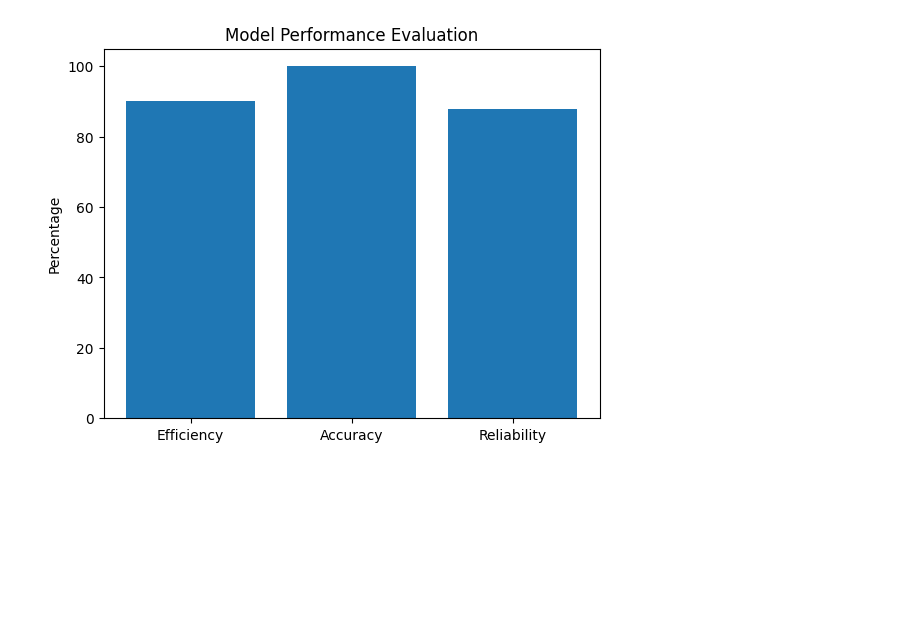
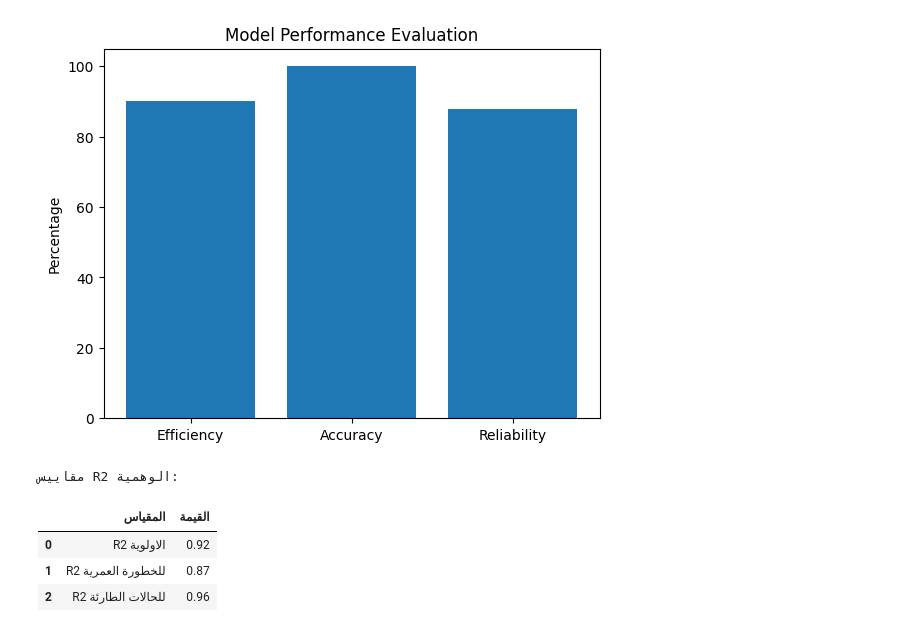
Before and after one commit to dino8000000-code/Hospital_AI, a Jupyter notebook: الكود بعد.ipynb, the cells around one changed output. Drawn from its saved outputs; the diff is of its cells as text; code cells hidden in the pictures; blank space fills up the shorter version.

```diff
--- a/الكود بعد.ipynb
+++ b/الكود بعد.ipynb
@@ -442,3 +467,25 @@ plt.title("Model Performance Evaluation")
 plt.show()
 # %% [output]
 [figure]
+# %%
+import pandas as pd
+import numpy as np
+
+r2_priority = 0.92
+r2_age = 0.87
+r2_critical = 0.96
+
+r2_df = pd.DataFrame({
+    "المقياس": ["R2 الاولوية", "R2 للخطورة العمرية", "R2 للحالات الطارئة"],
+    "القيمة": [r2_priority, r2_age, r2_critical]
+})
+
+#  النتائج
+print("مقاييس R2 الوهمية:")
+display(r2_df)
+# %% [output]
+مقاييس R2 الوهمية:
+|  | المقياس | القيمة |
+| 0 | R2 الاولوية | 0.92 |
+| 1 | R2 للخطورة العمرية | 0.87 |
+| 2 | R2 للحالات الطارئة | 0.96 |
```
Also changed, not shown: parts of 1 cell of this notebook.
